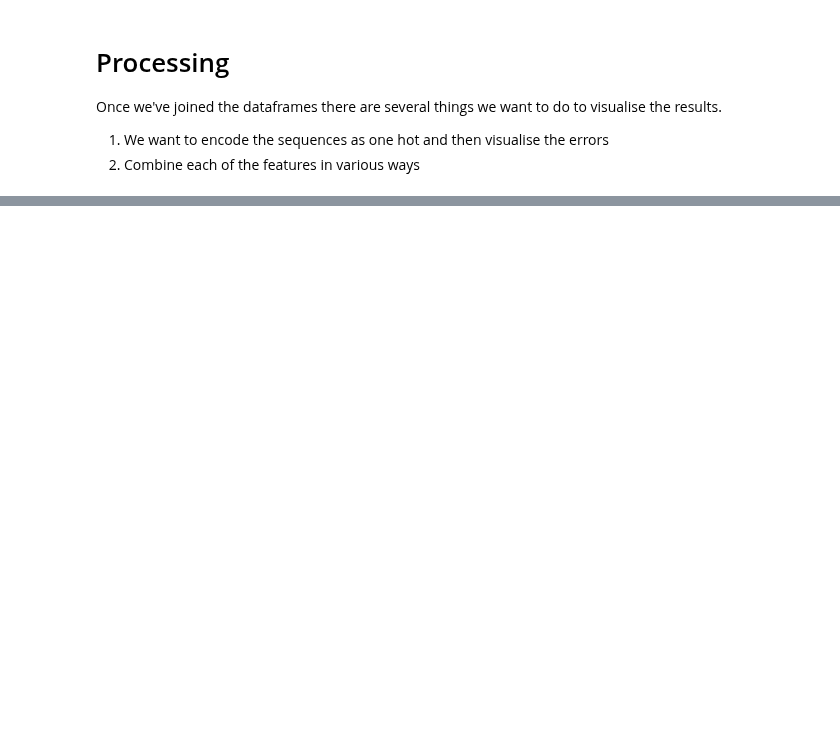
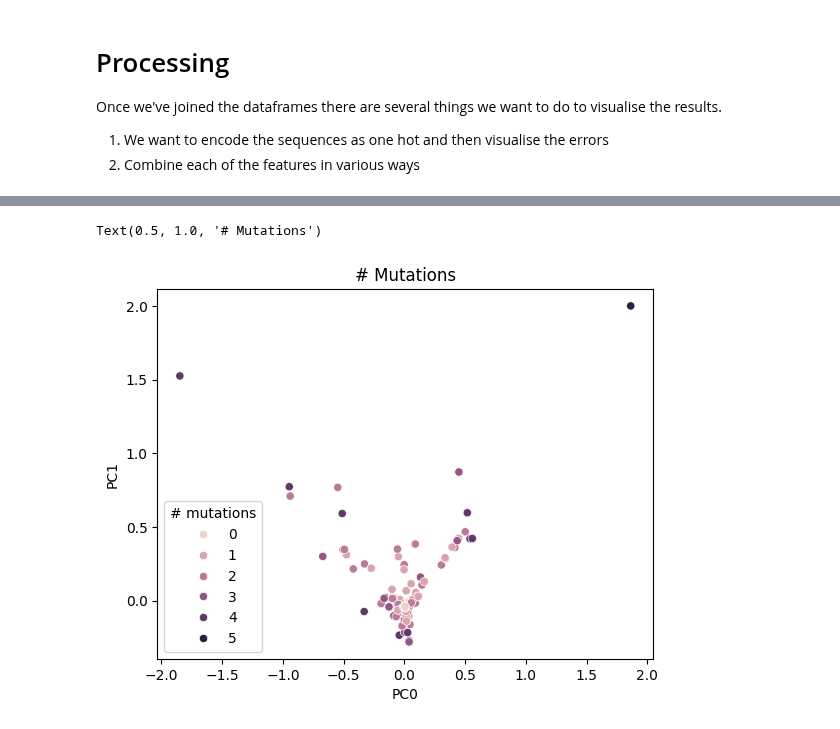
Before and after one commit to fhalab/LevSeq, a Jupyter notebook: manucript/notebooks/Ape AGW/Processing and visulisation.ipynb, the cells around one changed output, grey strips where cells are left out. Drawn from its saved outputs; the diff is of its cells as text; code cells hidden in the pictures; blank space fills up the shorter version.

```diff
--- a/manucript/notebooks/Ape AGW/Processing and visulisation.ipynb
+++ b/manucript/notebooks/Ape AGW/Processing and visulisation.ipynb
@@ -84,0 +106,18 @@ Once we've joined the dataframes there are several things we want to do to visua
+# %%
+def make_msa(seqs, seq_ids, file_to_align='/tmp/msa.fa'):
+    """
+    Potentialy change this so that the MSA file has the unique time stamp so that we don't get overriding issues.
+    """
+    with open(file_to_align, 'w+') as fout:
+        for i, seq in enumerate(seqs):
+            if isinstance(seq, str) and len(seq) > 0:
+                fout.write(f'>{seq_ids[i]}\n{seq}\n')
+
+    # Now make the msa
+    msa_file = f'{file_to_align.replace(".fa", "_msa.fa")}'
+    # Write each one as a fasta file then run the clustal and then the tree
+    os.system(f'/Users/ariane/Documents/code/MinION/software/./clustal-omega-1.2.3-macosx --force -i {file_to_align} -o {msa_file} -v')
+    u.dp(['Done MSA'])
+    # Reading the alignment file
+    alignment = AlignIO.read(file_to_align, 'fasta')
+    return alignment
@@ -84,0 +215,8 @@ Once we've joined the dataframes there are several things we want to do to visua
+# %%
+vis_df = pd.DataFrame()
+vis_df['id'] = encoding_ids
+vis_df['PC0'] = pca[:, 0]
+vis_df['PC1'] = pca[:, 1]
+vis_df.set_index('id', inplace=True)
+ttdf = df.join(vis_df, how='inner')
+ttdf
@@ -84,0 +258,6 @@ Once we've joined the dataframes there are several things we want to do to visua
+# %%
+sns.scatterplot(ttdf, x='PC0', y='PC1', hue='# mutations')
+plt.title('# Mutations')
+# %% [output]
+Text(0.5, 1.0, '# Mutations')
+[figure, added]
```
Also changed, not shown: parts of 18 cells of this notebook, 5 other files.
